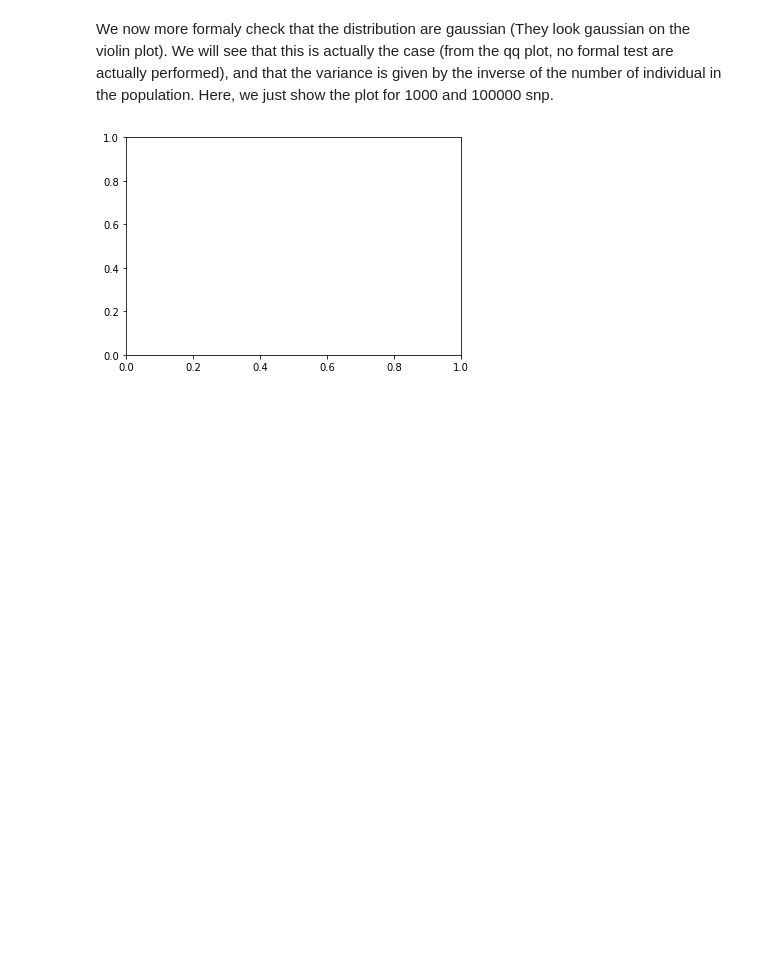
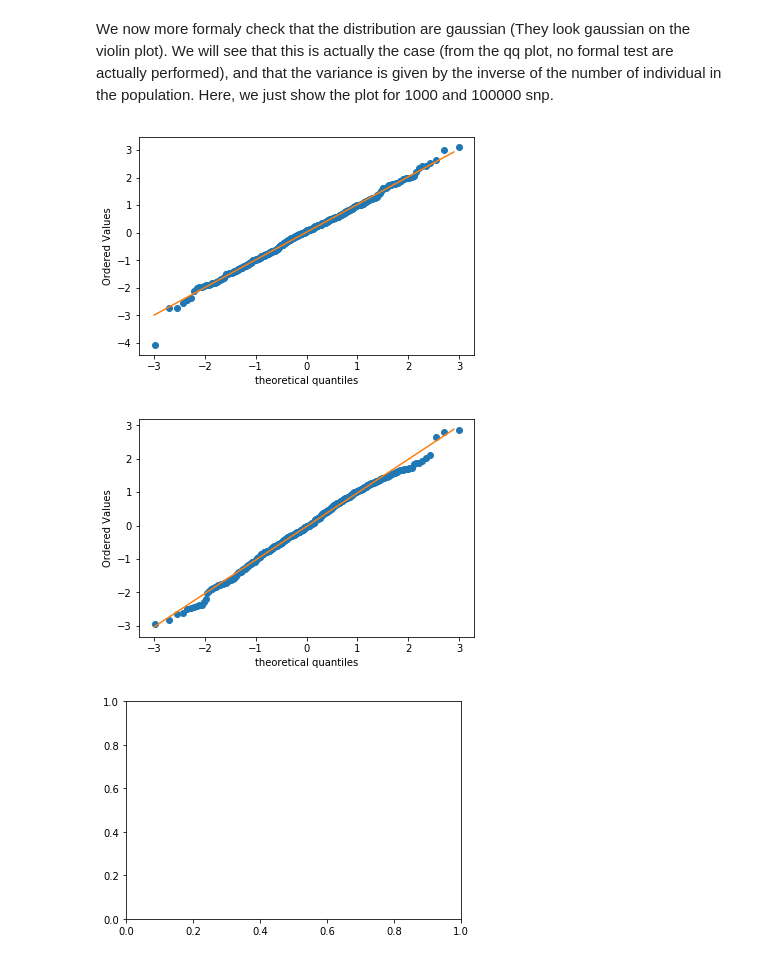
Before and after one commit to frederic-michaud/medeas_simulation, a Jupyter notebook: single_population/plot_1stpca.ipynb, the cells around one changed output. Drawn from its saved outputs; the diff is of its cells as text; code cells hidden in the pictures; blank space fills up the shorter version.

```diff
--- a/single_population/plot_1stpca.ipynb
+++ b/single_population/plot_1stpca.ipynb
@@ -26,8 +26,9 @@ w = 0.2
 width = lambda p, w: 10**(np.log10(p)+w/2.)-10**(np.log10(p)-w/2.)
 for L in Ls:
     val,vec = pickle.load(open(os.path.join(simulation_subfolder, f'simplex/L_{L}/MDS_eigensystem/p2.vecs.data'),"rb"))
-    all_vector1.append(vec[1])
-    all_vector2.append(vec[2])
+    order = np.argsort(-val)
+    all_vector1.append(vec[:,order[0]])
+    all_vector2.append(vec[:,order[1]])
 plt.xscale("log")
 plt.violinplot(all_vector1,positions=Ls, widths=width(Ls,w),showmeans=True,showextrema=True)
 plt.xlabel("nb. of SNP")
@@ -48,18 +49,22 @@ We now more formaly check that the distribution are gaussian (They look gaussian
 # %%
 Ls = [int(10**(i/4)) for i in [12,20]] #regulary space with 4 point between each order of magnitude
 all_vector = []
 w = 0.1
 width = lambda p, w: 10**(np.log10(p)+w/2.)-10**(np.log10(p)-w/2.)
 for L in Ls:
     val,vec = pickle.load(open(os.path.join(simulation_subfolder, f'simplex/L_{L}/MDS_eigensystem/p1.vecs.data'),"rb"))
-    data_plot = scipy.stats.probplot(np.sqrt(500)*vec[1])
+    order = np.argsort(-val)
+    data_plot = scipy.stats.probplot(np.sqrt(500)*vec[order[0]])
     plt.plot(data_plot[0][0],data_plot[0][1],'o')
     plt.xlabel("theoretical quantiles")
     plt.ylabel("Ordered Values")
     x = np.arange(-3,3,0.1)
     y = data_plot[1][0]*x + data_plot[1][1]
     plt.plot(x,y)
     plt.savefig(os.path.join(simulation_subfolder, f'pp_plot_L_{L}.pdf'))
+    plt.show()
     plt.cla()
 # %% [output]
-[figure, old version]
+[figure, new version]
+[figure, added]
+[figure, added]
```
Also changed, not shown: parts of 2 cells of this notebook, 3 other files.
